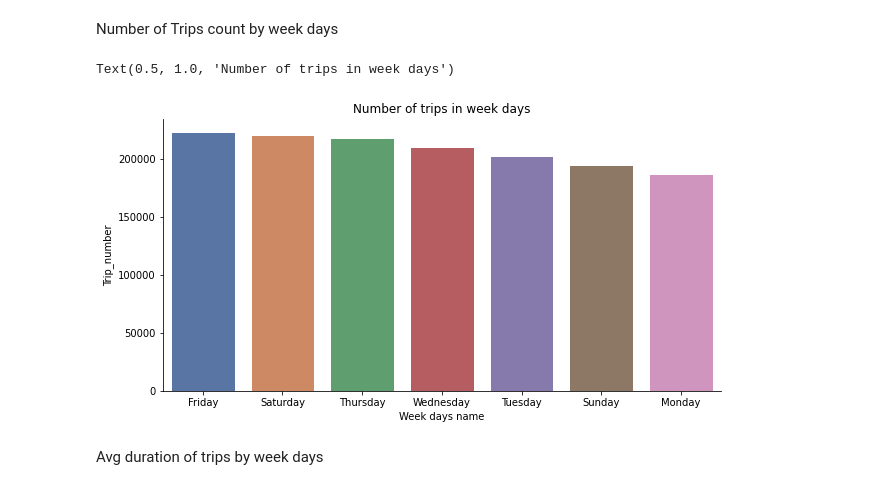
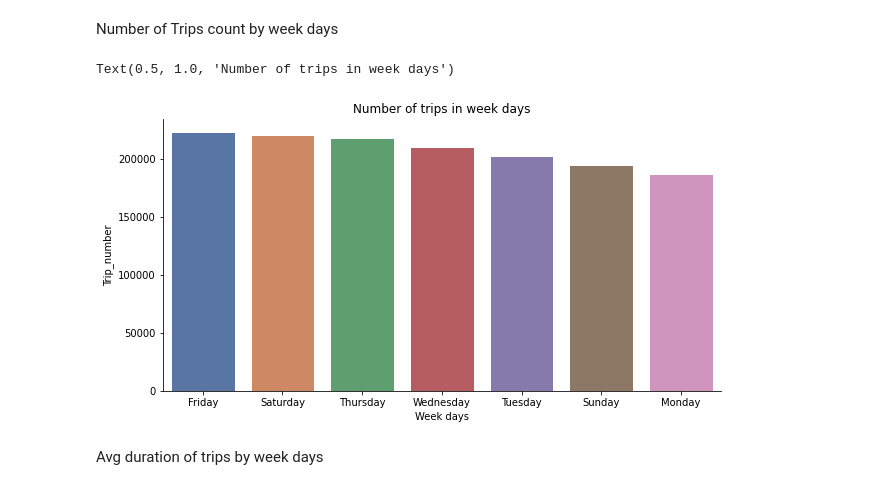
Before and after one commit to indrochoco/NYC-Taxi-prediction, a Jupyter notebook: Copy_2_of_NYC_Taxi_Trip_Time_Prediction_Capstone_Project.ipynb, the cells around one changed output. Drawn from its saved outputs; the diff is of its cells as text; code cells hidden in the pictures.

```diff
--- a/Copy_2_of_NYC_Taxi_Trip_Time_Prediction_Capstone_Project.ipynb
+++ b/Copy_2_of_NYC_Taxi_Trip_Time_Prediction_Capstone_Project.ipynb
@@ -169,34 +169,26 @@ Name: passenger_count, dtype: int64
 import datetime
 taxi_data['pickup_year'] = taxi_data['pickup_datetime'].dt.year
 taxi_data['pickup_month'] = taxi_data['pickup_datetime'].dt.month
-taxi_data['pickup_day'] = taxi_data['pickup_datetime'].dt.day
+taxi_data['pickup_date'] = taxi_data['pickup_datetime'].dt.day
 taxi_data['pickup_hour'] = taxi_data['pickup_datetime'].dt.hour
 taxi_data['pickup_minute'] = taxi_data['pickup_datetime'].dt.minute
 taxi_data['pickup_second'] = taxi_data['pickup_datetime'].dt.second
-taxi_data['pickup_day_name'] = taxi_data['pickup_datetime'].dt.day_name()
+taxi_data['pickup_day'] = taxi_data['pickup_datetime'].dt.day_name()
-# %%
-taxi_data['dropoff_year'] = taxi_data['dropoff_datetime'].dt.year
-taxi_data['dropoff_month'] = taxi_data['dropoff_datetime'].dt.month
-taxi_data['dropoff_day'] = taxi_data['dropoff_datetime'].dt.day
-taxi_data['dropoff_hour'] = taxi_data['dropoff_datetime'].dt.hour
-taxi_data['dropoff_minute'] = taxi_data['dropoff_datetime'].dt.minute
-taxi_data['dropoff_second'] = taxi_data['dropoff_datetime'].dt.second
-taxi_data['dropoff_day_name'] = taxi_data['dropoff_datetime'].dt.day_name()
 # %% [markdown]
 Number of Trips count by week days
 # %%
-weekdays_number= taxi_data.pickup_day_name.value_counts().reset_index()
+weekdays_number= taxi_data.pickup_day.value_counts().reset_index()
 # Plotting graph
 f, ax = plt.subplots(figsize=(10, 5))
 sns.despine(f)
 sns.set_theme(style="whitegrid")
-ax= sns.barplot(x='index',y='pickup_day_name',data=weekdays_number )
+ax= sns.barplot(x='index',y='pickup_day',data=weekdays_number )
 ax.set_ylabel("Trip_number")
-ax.set_xlabel("Week days name")
+ax.set_xlabel("Week days")
 plt.title("Number of trips in week days")
 # %% [output]
 Text(0.5, 1.0, 'Number of trips in week days')
-[figure, old version]
+[figure, new version]
 # %% [markdown]
 Avg duration of trips by week days
 # %%
```
Also changed, not shown: parts of 36 cells of this notebook.
